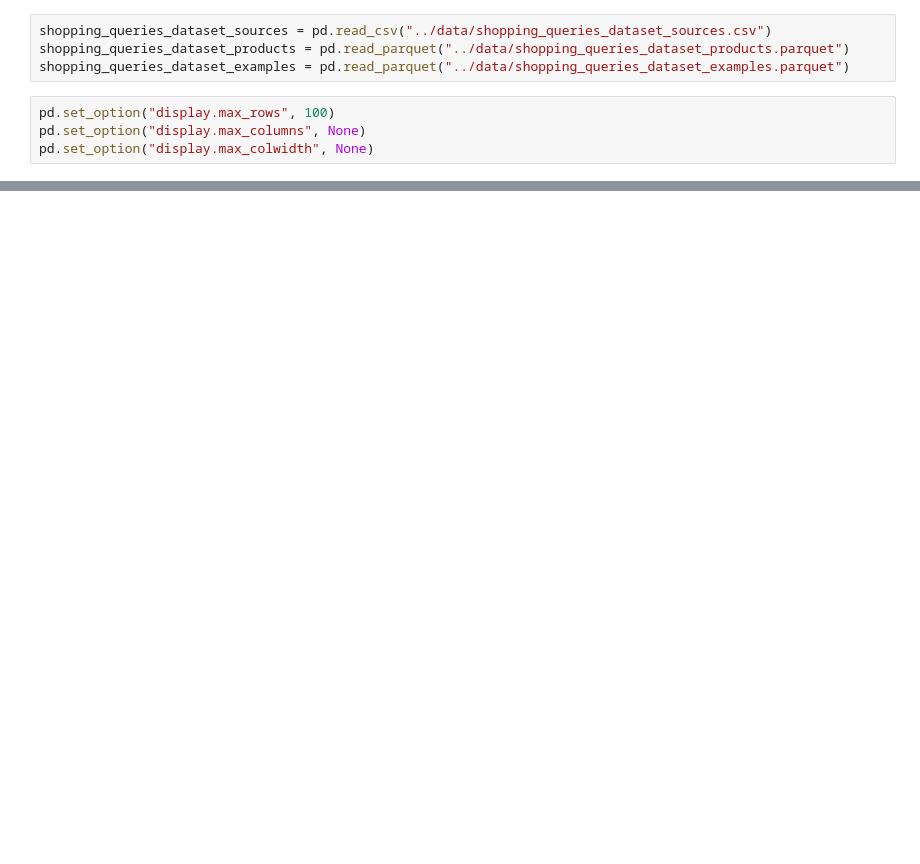
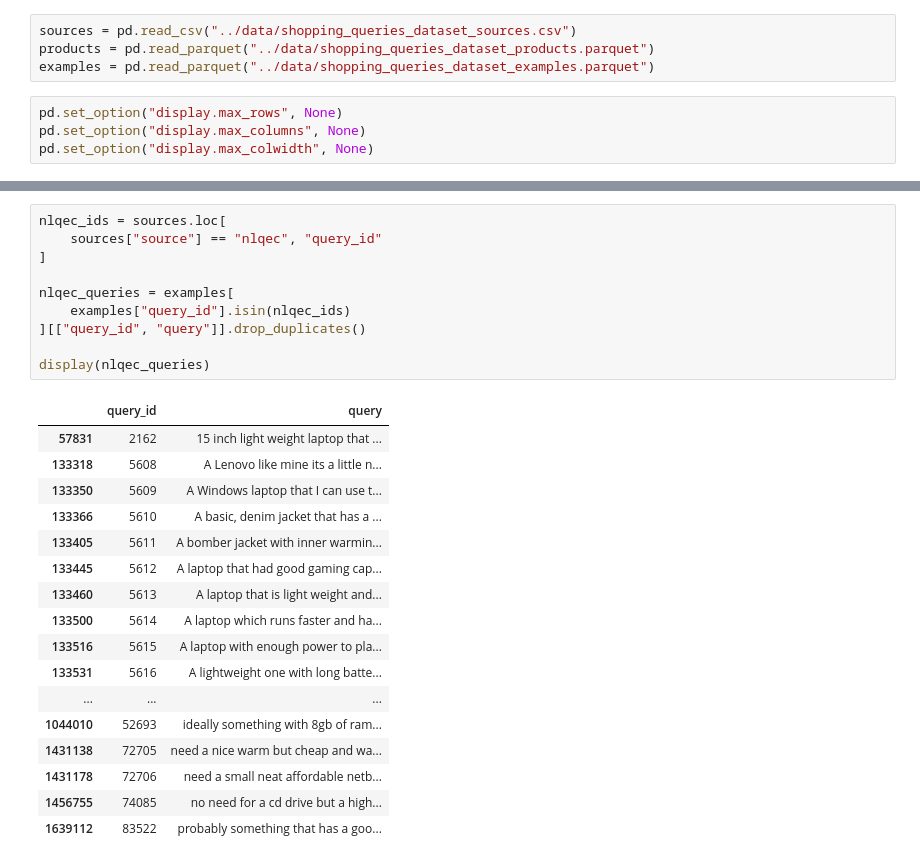
Before and after one commit to chamodSN/j26-ds-358, a Jupyter notebook: member1_retrieval/notebooks/01_ESCi_Dataset_Exploration.ipynb, the cells around one changed output, grey strips where cells are left out. Cells and saved outputs as stored; diff of their text form; blank space fills up the shorter version.

```diff
--- a/member1_retrieval/notebooks/01_ESCi_Dataset_Exploration.ipynb
+++ b/member1_retrieval/notebooks/01_ESCi_Dataset_Exploration.ipynb
@@ -4,9 +46,9 @@ import re
 # %%
-shopping_queries_dataset_sources = pd.read_csv("../data/shopping_queries_dataset_sources.csv")
-shopping_queries_dataset_products = pd.read_parquet("../data/shopping_queries_dataset_products.parquet")
-shopping_queries_dataset_examples = pd.read_parquet("../data/shopping_queries_dataset_examples.parquet")
+sources = pd.read_csv("../data/shopping_queries_dataset_sources.csv")
+products = pd.read_parquet("../data/shopping_queries_dataset_products.parquet")
+examples = pd.read_parquet("../data/shopping_queries_dataset_examples.parquet")
 # %%
-pd.set_option("display.max_rows", 100)
+pd.set_option("display.max_rows", None)
 pd.set_option("display.max_columns", None)
 pd.set_option("display.max_colwidth", None)
 # %%
@@ -134,0 +250,28 @@ dtype: int64
+# %%
+nlqec_ids = sources.loc[
+    sources["source"] == "nlqec", "query_id"
+]
+
+nlqec_queries = examples[
+    examples["query_id"].isin(nlqec_ids)
+][["query_id", "query"]].drop_duplicates()
+
+display(nlqec_queries)
+# %% [output]
+|  | query_id | query |
+| 57831 | 2162 | 15 inch light weight laptop that ... |
+| 133318 | 5608 | A Lenovo like mine its a little n... |
+| 133350 | 5609 | A Windows laptop that I can use t... |
+| 133366 | 5610 | A basic, denim jacket that has a ... |
+| 133405 | 5611 | A bomber jacket with inner warmin... |
+| 133445 | 5612 | A laptop that had good gaming cap... |
+| 133460 | 5613 | A laptop that is light weight and... |
+| 133500 | 5614 | A laptop which runs faster and ha... |
+| 133516 | 5615 | A laptop with enough power to pla... |
+| 133531 | 5616 | A lightweight one with long batte... |
+| ... | ... | ... |
+| 1044010 | 52693 | ideally something with 8gb of ram... |
+| 1431138 | 72705 | need a nice warm but cheap and wa... |
+| 1431178 | 72706 | need a small neat affordable netb... |
+| 1456755 | 74085 | no need for a cd drive but a high... |
+| 1639112 | 83522 | probably something that has a goo... |
```
Also changed, not shown: parts of 24 cells of this notebook, 3 other files.
